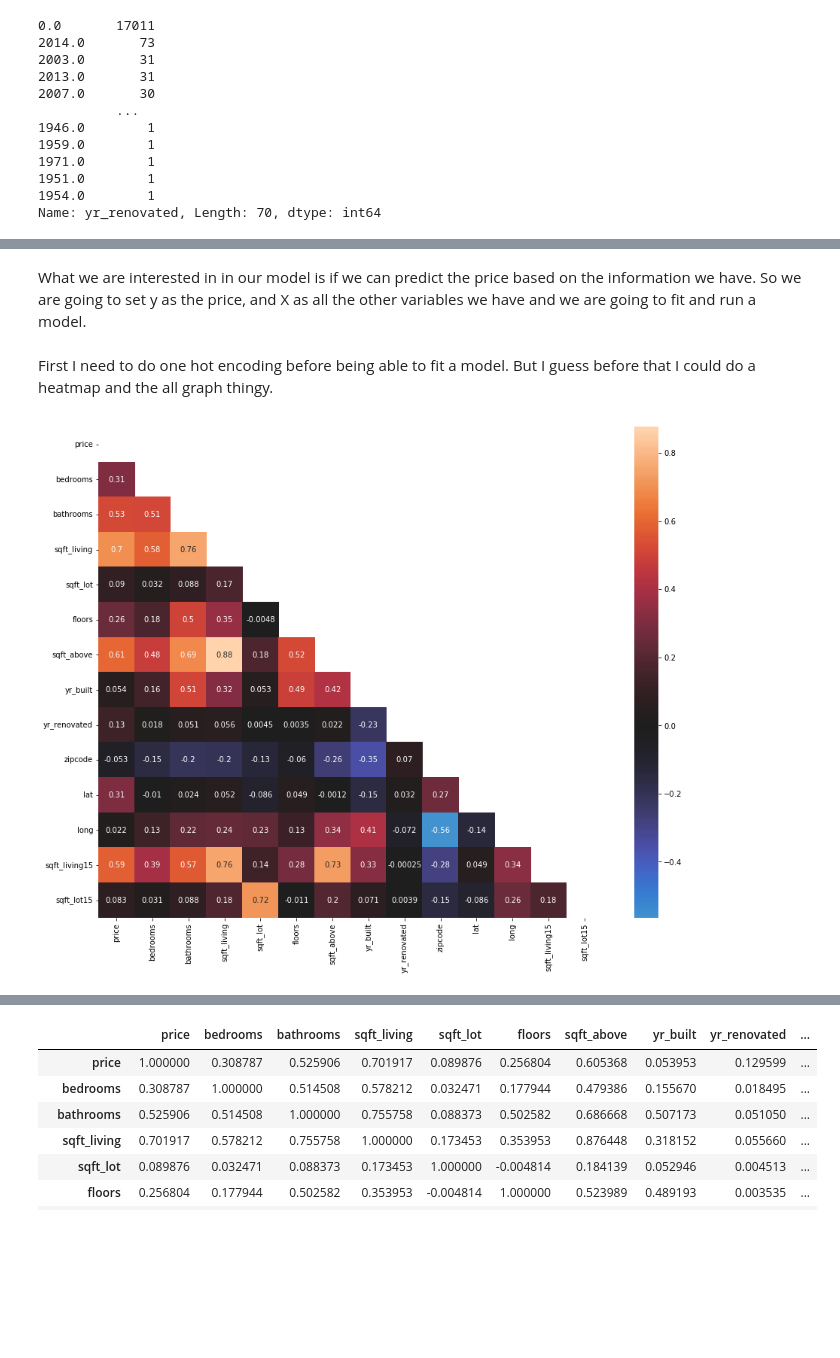
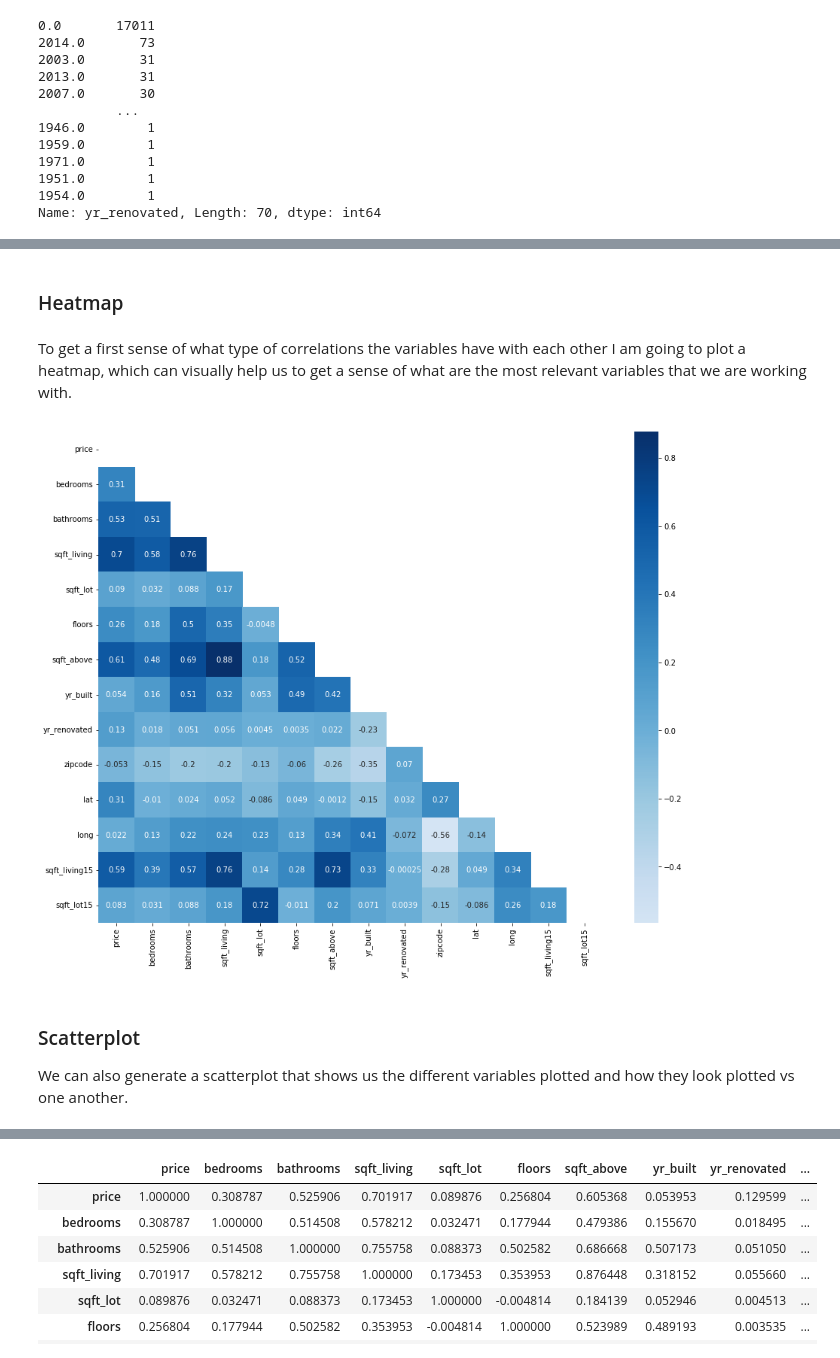
Before and after one commit to MNLKuzmin/dsc-phase-2-project-v2-3, a Jupyter notebook: student.ipynb, the cells around one changed output, grey strips where cells are left out. Cells and saved outputs as stored; diff of their text form; code cells hidden in the pictures; blank space fills up the shorter version.

```diff
--- a/student.ipynb
+++ b/student.ipynb
@@ -158,17 +172,18 @@ I'll drop also latitude and longitude. In terms of the area for now I am just in
 # %%
-df.drop(['id', 'waterfront', 'view'], axis=1, inplace=True)
+df.drop(['id'], axis=1, inplace=True) #, 'waterfront', 'view
-# %% [markdown]
-What we are interested in in our model is if we can predict the price based on the information we have. So we are going to set y as the price, and X as all the other variables we have and we are going to fit and run a model.
-# %% [markdown]
-First I need to do one hot encoding before being able to fit a model.
-But I guess before that I could do a heatmap and the all graph thingy.
+# %% [markdown]
+### Heatmap
+# %% [markdown]
+To get a first sense of what type of correlations the variables have with each other I am going to plot a heatmap, which can visually help us to get a sense of what are the most relevant variables that we are working with.
 # %%
-#heat map
 import seaborn as sns
 fig, ax = plt.subplots(figsize=(15, 12))
-sns.heatmap(df.corr(), center=0, ax=ax, annot=True, mask=np.triu(np.ones_like(df.corr(), dtype=bool)),);
+sns.heatmap(df.corr(), center=0, ax=ax, annot=True, mask=np.triu(np.ones_like(df.corr(), dtype=bool)), cmap="Blues");
 # %% [output]
-[figure, old version]
+[figure, new version]
+# %% [markdown]
+### Scatterplot
+We can also generate a scatterplot that shows us the different variables plotted and how they look plotted vs one another.
 # %%
 #pd.plotting.scatter_matrix(df,figsize  = [12, 12]);
 #plt.show()
```
Also changed, not shown: parts of 78 cells of this notebook.
